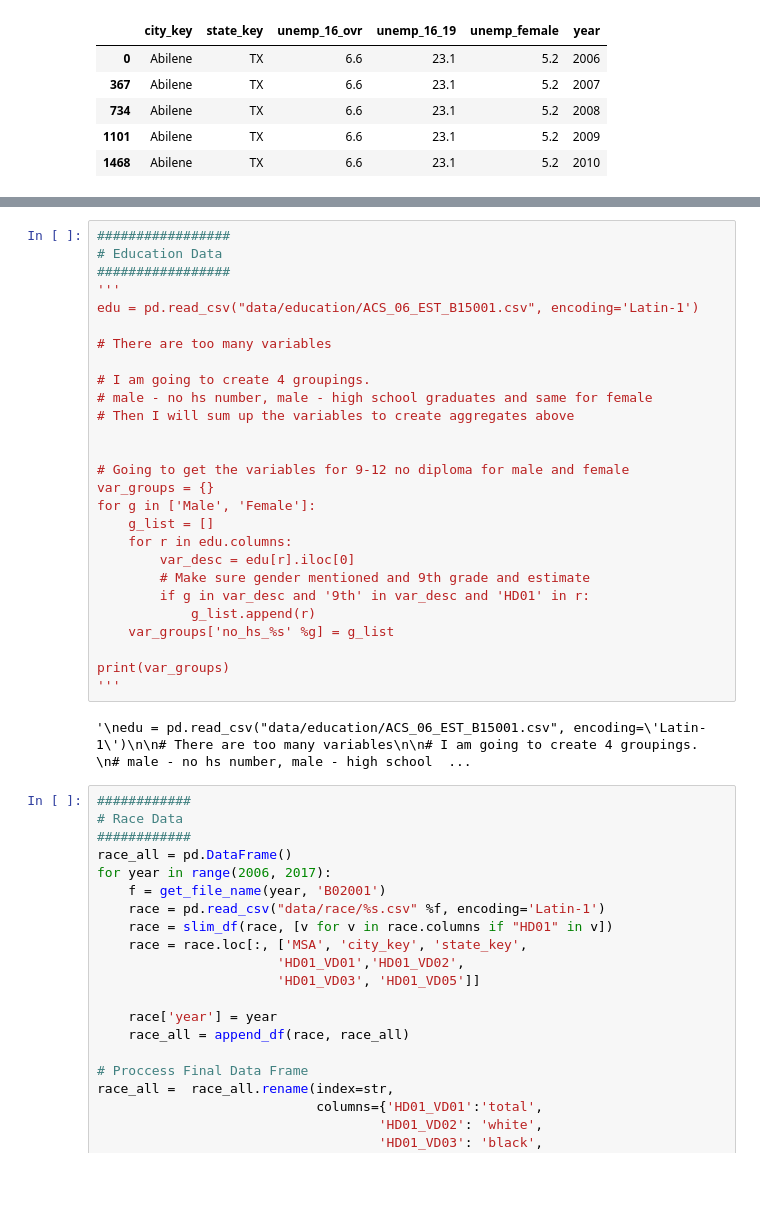
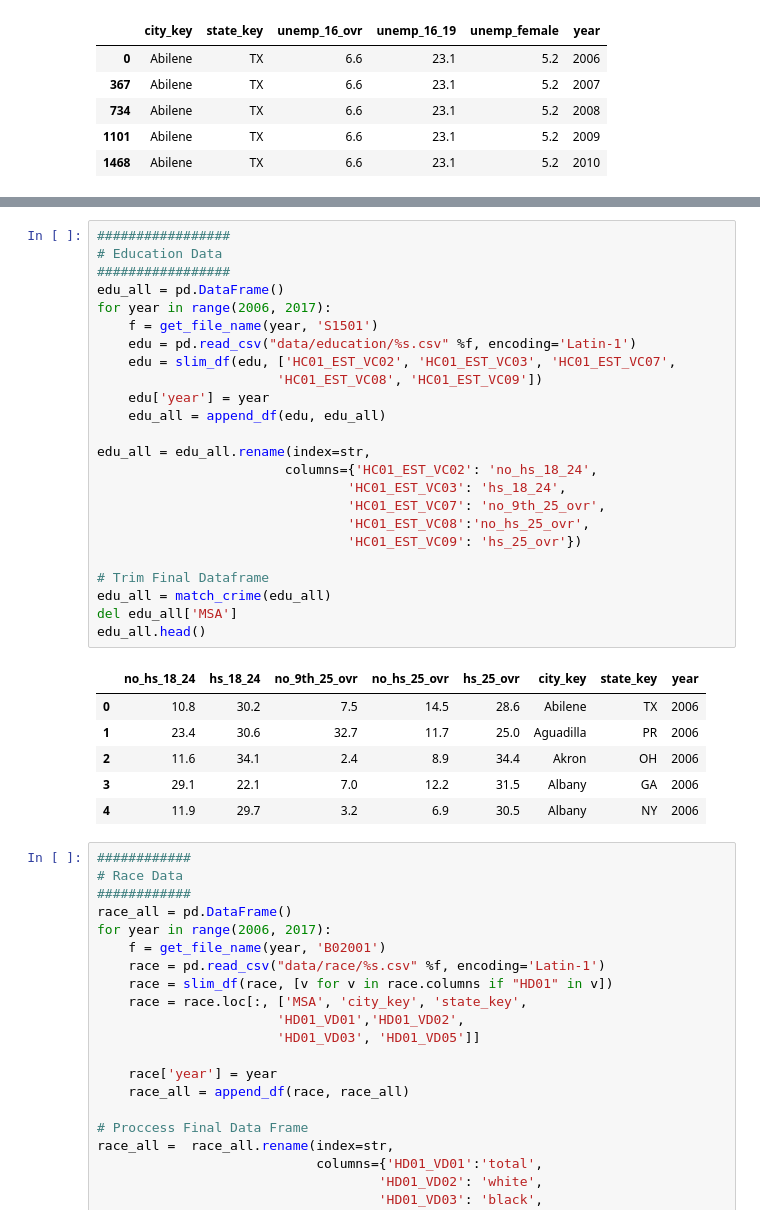
Before and after one commit to cs109grp18/cs109a_final, a Jupyter notebook: pull_msa_data.ipynb, the cells around one changed output, grey strips where cells are left out. Saved outputs shown, nothing was run; the diff lists cells and outputs as text; blank space fills up the shorter version.

```diff
--- a/pull_msa_data.ipynb
+++ b/pull_msa_data.ipynb
@@ -337,35 +367,37 @@ house_all.head()
 | 2 | Akron | OH | 0.686886 | 0.246946 | 0.008047 | 2006 |
 | 3 | Albany | GA | 0.505709 | 0.429540 | 0.000000 | 2006 |
 | 4 | Albany | NY | 0.668823 | 0.251285 | 0.013663 | 2006 |
-# %%
-#################
-# Education Data
-#################
-'''
-edu = pd.read_csv("data/education/ACS_06_EST_B15001.csv", encoding='Latin-1')
-
-# There are too many variables
-
-# I am going to create 4 groupings.
-# male - no hs number, male - high school graduates and same for female
-# Then I will sum up the variables to create aggregates above
-
-
-# Going to get the variables for 9-12 no diploma for male and female
-var_groups = {}
-for g in ['Male', 'Female']:
-    g_list = []
-    for r in edu.columns:
-        var_desc = edu[r].iloc[0]
-        # Make sure gender mentioned and 9th grade and estimate
-        if g in var_desc and '9th' in var_desc and 'HD01' in r:
-            g_list.append(r)
-    var_groups['no_hs_%s' %g] = g_list
-
-print(var_groups)
-'''
-# %% [output]
-'\nedu = pd.read_csv("data/education/ACS_06_EST_B15001.csv", encoding=\'Latin-1\')\n\n# There are too many variables\n\n# I am going to create 4 groupings. \n# male - no hs number, male - high school  ...
+# %%
+#################
+# Education Data
+#################
+edu_all = pd.DataFrame()
+for year in range(2006, 2017):
+    f = get_file_name(year, 'S1501')
+    edu = pd.read_csv("data/education/%s.csv" %f, encoding='Latin-1')
+    edu = slim_df(edu, ['HC01_EST_VC02', 'HC01_EST_VC03', 'HC01_EST_VC07',
+                       'HC01_EST_VC08', 'HC01_EST_VC09'])
+    edu['year'] = year
+    edu_all = append_df(edu, edu_all)
+
+edu_all = edu_all.rename(index=str,
+                        columns={'HC01_EST_VC02': 'no_hs_18_24',
+                                'HC01_EST_VC03': 'hs_18_24',
+                                'HC01_EST_VC07': 'no_9th_25_ovr',
+                                'HC01_EST_VC08':'no_hs_25_ovr',
+                                'HC01_EST_VC09': 'hs_25_ovr'})
+
+# Trim Final Dataframe
+edu_all = match_crime(edu_all)
+del edu_all['MSA']
+edu_all.head()
+# %% [output]
+|  | no_hs_18_24 | hs_18_24 | no_9th_25_ovr | no_hs_25_ovr | hs_25_ovr | city_key | state_key | year |
+| 0 | 10.8 | 30.2 | 7.5 | 14.5 | 28.6 | Abilene | TX | 2006 |
+| 1 | 23.4 | 30.6 | 32.7 | 11.7 | 25.0 | Aguadilla | PR | 2006 |
+| 2 | 11.6 | 34.1 | 2.4 | 8.9 | 34.4 | Akron | OH | 2006 |
+| 3 | 29.1 | 22.1 | 7.0 | 12.2 | 31.5 | Albany | GA | 2006 |
+| 4 | 11.9 | 29.7 | 3.2 | 6.9 | 30.5 | Albany | NY | 2006 |
 # %%
 ############
 # Race Data
```
Also changed, not shown: parts of 9 cells of this notebook.
